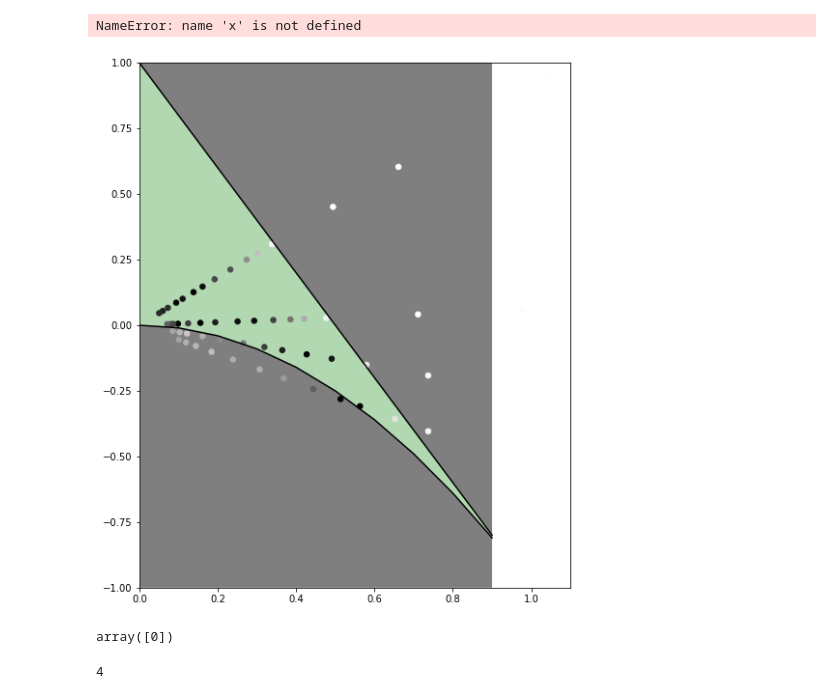
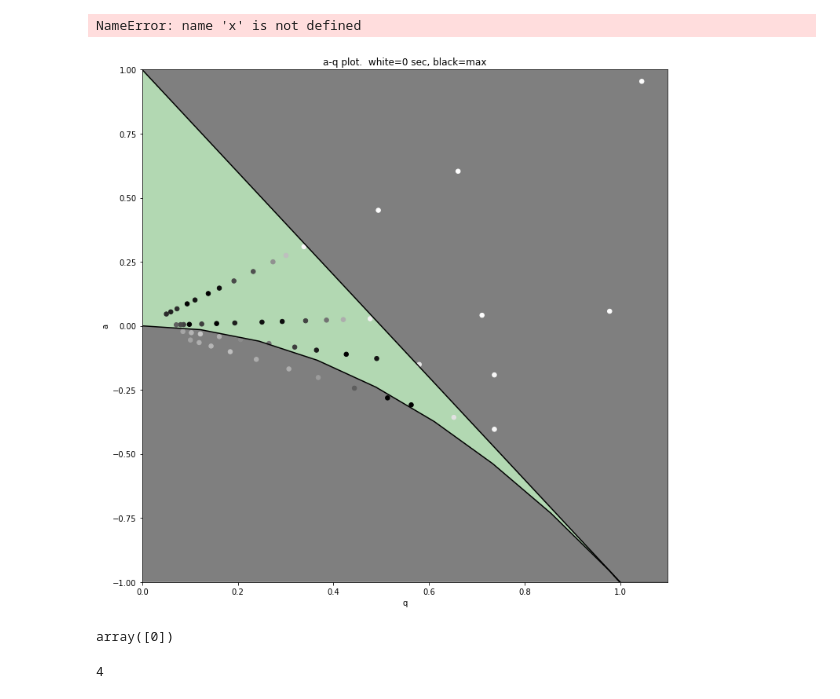
Before and after one commit to roberthart56/SCFAB, a Jupyter notebook: SC_lab/Projects/rotating_saddle/Measurements/Plotting/Plotting_example.ipynb, the cells around one changed output. Saved outputs shown, nothing was run; the diff lists cells and outputs as text; code cells hidden in the pictures.

Commit message:
added picture of plot

```diff
--- a/SC_lab/Projects/rotating_saddle/Measurements/Plotting/Plotting_example.ipynb
+++ b/SC_lab/Projects/rotating_saddle/Measurements/Plotting/Plotting_example.ipynb
@@ -67,7 +67,7 @@ data_n_p5 = data_p5/maximum
 #
 
 # Create reference lines for plot
-q=np.arange(0,1,0.1)
+q=np.linspace(0,1.1,10)
 line1=1-2*q
 line2=-q**2
 
@@ -77,40 +77,43 @@ q_p3 = grav*coeff_p3* (beta_p3+1) / (2*(2*np.pi*rps_p3)**2)  #see NB p 6.
 q_p4 = grav*coeff_p4* (beta_p4+1) / (2*(2*np.pi*rps_p4)**2)  #see NB p 6.
 q_p5 = grav*coeff_p5* (beta_p5+1) / (2*(2*np.pi*rps_p5)**2)  #see NB p 6.
 
 slope_p2 = 2*(beta_p2 - 1)/(beta_p2 + 1)
 slope_p3 = 2*(beta_p3 - 1)/(beta_p3 + 1)
 slope_p4 = 2*(beta_p4 - 1)/(beta_p4 + 1)
 slope_p5 = 2*(beta_p5 - 1)/(beta_p5 + 1)
 
 a_p2 = q_p2 * slope_p2
 a_p3 = q_p3 * slope_p3
 a_p4 = q_p4 * slope_p4
 a_p5 = q_p5 * slope_p5
 
 
 
 
-fig = plt.figure(figsize=(8, 10))
+fig = plt.figure(figsize=(12, 12))
+plt.title('a-q plot.  white=0 sec, black=max')
+plt.xlabel('q')
+plt.ylabel('a')
 plt.plot(q,line1, 'k')
 plt.plot(q,line2, 'k')
 plt.fill_between(q, line1, 1, facecolor='black', alpha=0.5)
 plt.fill_between(q, -1, line2, facecolor='black', alpha=0.5)
 plt.fill_between(q, line1, line2, facecolor='green', alpha=0.3)
 plt.scatter(q_p2, a_p2, c=1-data_n_p2, s=30)
 plt.scatter(q_p3, a_p3, c=1-data_n_p3, s=30)
 plt.scatter(q_p4, a_p4, c=1-data_n_p4, s=30)
 plt.scatter(q_p5, a_p5, c=1-data_n_p5, s=30)
 plt.gray()
 plt.xlim([0, 1.1])
 plt.ylim([-1, 1])
 plt.show()
 # %% [output]
-[figure, old version]
+[figure, new version]
-# %%
-q=np.arange(1,2,)
-# %% [output]
-array([0])
-# %%
-np.amax([2,3,4])
-# %% [output]
-4
+# %%
+q=np.arange(1,2,)
+# %% [output]
+array([0])
+# %%
+np.amax([2,3,4])
+# %% [output]
+4
```
Also changed, not shown: 3 other files.
